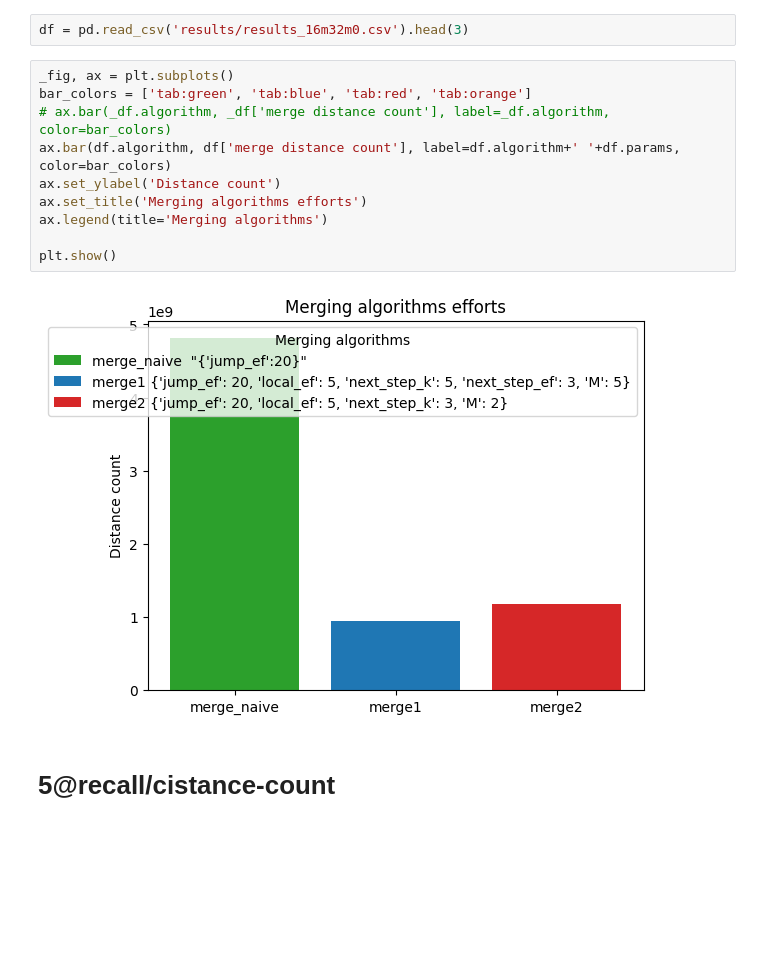
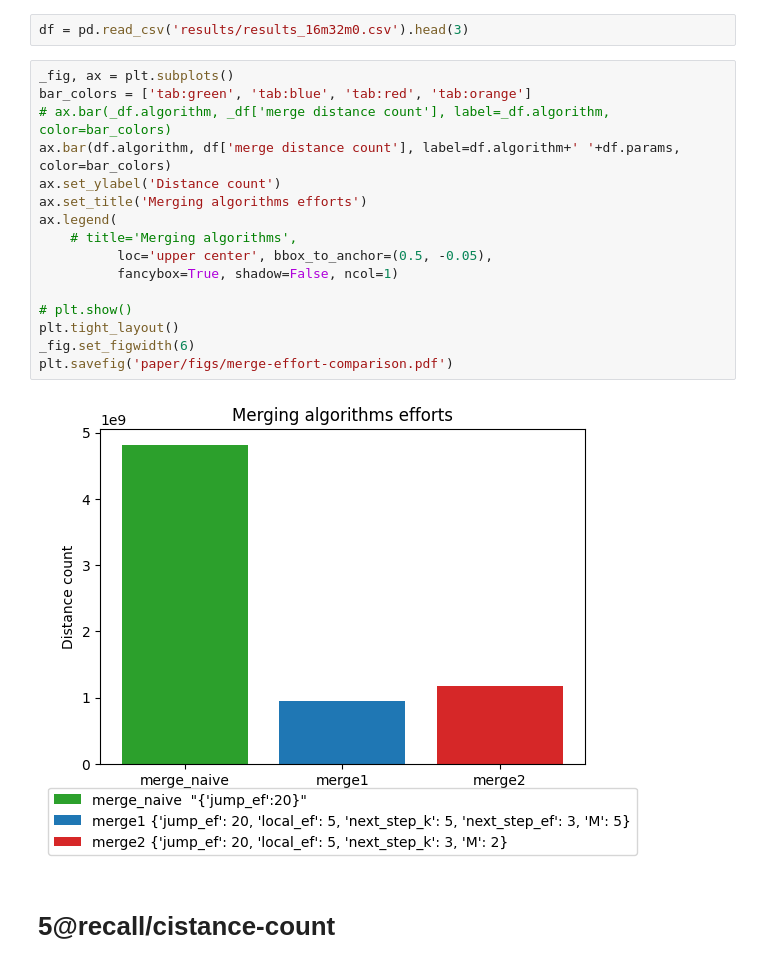
Before and after one commit to yugabyte/merging-navigable-graphs, a Jupyter notebook: plot-results.ipynb, the cells around one changed output. Drawn from its saved outputs; the diff is of its cells as text; blank space fills up the shorter version.

Commit message:
Improve plots of computation results

```diff
--- a/plot-results.ipynb
+++ b/plot-results.ipynb
@@ -8,15 +8,21 @@ df = pd.read_csv('results/results_16m32m0.csv').head(3)
 # %%
 _fig, ax = plt.subplots()
 bar_colors = ['tab:green', 'tab:blue', 'tab:red', 'tab:orange']
 # ax.bar(_df.algorithm, _df['merge distance count'], label=_df.algorithm, color=bar_colors)
 ax.bar(df.algorithm, df['merge distance count'], label=df.algorithm+' '+df.params, color=bar_colors)
 ax.set_ylabel('Distance count')
 ax.set_title('Merging algorithms efforts')
-ax.legend(title='Merging algorithms')
+ax.legend(
+    # title='Merging algorithms',
+          loc='upper center', bbox_to_anchor=(0.5, -0.05),
+          fancybox=True, shadow=False, ncol=1)
 
-plt.show()
+# plt.show()
+plt.tight_layout()
+_fig.set_figwidth(6)
+plt.savefig('paper/figs/merge-effort-comparison.pdf')
 # %% [output]
-[figure, old version]
+[figure, new version]
 # %% [markdown]
 # 5@recall/cistance-count
 # %%
```
Also changed, not shown: parts of 2 cells of this notebook.
